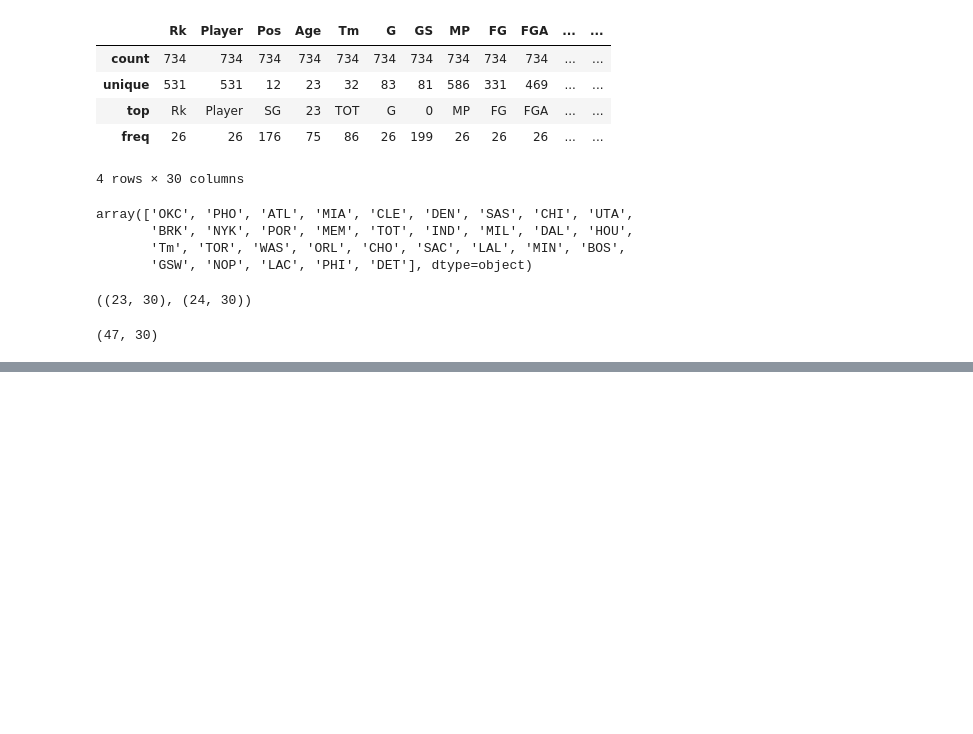
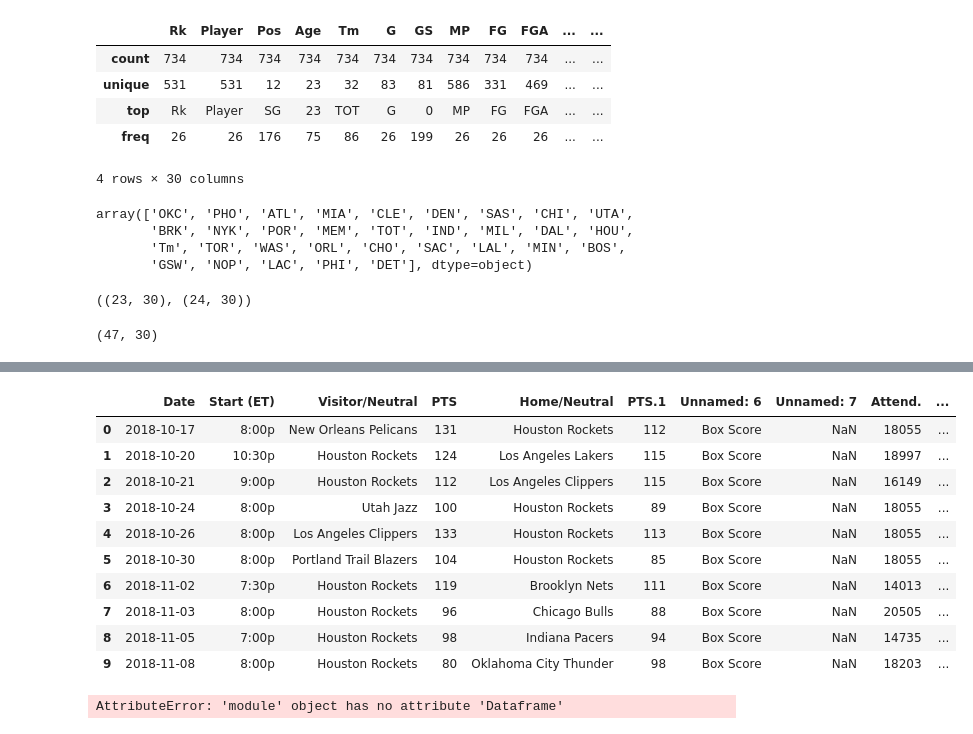
Before and after one commit to castrojoshua18/dsc106_final, a Jupyter notebook: data_processing.ipynb, the cells around one changed output, grey strips where cells are left out. Saved outputs shown, nothing was run; the diff lists cells and outputs as text; code cells hidden in the pictures; blank space fills up the shorter version.

```diff
--- a/data_processing.ipynb
+++ b/data_processing.ipynb
@@ -89,3 +87,8 @@ regular_season.head()
 | 2 | 2018-10-17 | 7:00p | Milwaukee Bucks | 113 | Charlotte Hornets | 112 | Box Score | NaN | 17889 | ... |
 | 3 | 2018-10-17 | 7:00p | Brooklyn Nets | 100 | Detroit Pistons | 103 | Box Score | NaN | 20332 | ... |
 | 4 | 2018-10-17 | 7:00p | Memphis Grizzlies | 83 | Indiana Pacers | 111 | Box Score | NaN | 17923 | ... |
+# %%
+#find houston's games
+hou_home = regular_season.loc[regular_season['Home/Neutral'] == 'Houston Rockets']
+hou_vis = regular_season.loc[regular_season['Visitor/Neutral'] == 'Houston Rockets']
+hou = pd.concat([hou_home, hou_vis], axis=0, join='outer', ignore_index = True).sort_values('Date').reset_index(drop = True)
@@ -151,0 +133,25 @@ cleaned_wins.to_json('hou_mil_wins.json')
+# %%
+hou['outcome'] = hou.apply(winner, axis = 1)
+hou['outcome'] = (hou['outcome'] == 'Houston Rockets').astype(int)
+
+wins = pd.Series()
+curr_wins = 0
+for idx in hou.index.tolist():
+    curr_outcome = hou.iloc[idx]['outcome']
+    curr_wins+=curr_outcome
+    wins.set_value(idx, curr_wins)
+
+hou['win_ct'] = wins
+hou.head(10)
+# %% [output]
+|  | Date | Start (ET) | Visitor/Neutral | PTS | Home/Neutral | PTS.1 | Unnamed: 6 | Unnamed: 7 | Attend. | ... |
+| 0 | 2018-10-17 | 8:00p | New Orleans Pelicans | 131 | Houston Rockets | 112 | Box Score | NaN | 18055 | ... |
+| 1 | 2018-10-20 | 10:30p | Houston Rockets | 124 | Los Angeles Lakers | 115 | Box Score | NaN | 18997 | ... |
+| 2 | 2018-10-21 | 9:00p | Houston Rockets | 112 | Los Angeles Clippers | 115 | Box Score | NaN | 16149 | ... |
+| 3 | 2018-10-24 | 8:00p | Utah Jazz | 100 | Houston Rockets | 89 | Box Score | NaN | 18055 | ... |
+| 4 | 2018-10-26 | 8:00p | Los Angeles Clippers | 133 | Houston Rockets | 113 | Box Score | NaN | 18055 | ... |
+| 5 | 2018-10-30 | 8:00p | Portland Trail Blazers | 104 | Houston Rockets | 85 | Box Score | NaN | 18055 | ... |
+| 6 | 2018-11-02 | 7:30p | Houston Rockets | 119 | Brooklyn Nets | 111 | Box Score | NaN | 14013 | ... |
+| 7 | 2018-11-03 | 8:00p | Houston Rockets | 96 | Chicago Bulls | 88 | Box Score | NaN | 20505 | ... |
+| 8 | 2018-11-05 | 7:00p | Houston Rockets | 98 | Indiana Pacers | 94 | Box Score | NaN | 14735 | ... |
+| 9 | 2018-11-08 | 8:00p | Houston Rockets | 80 | Oklahoma City Thunder | 98 | Box Score | NaN | 18203 | ... |
@@ -151,0 +160,8 @@ cleaned_wins.to_json('hou_mil_wins.json')
+# %%
+hou_data = {'data': hou.win_ct.values.tolist()}
+mil_data = {'data': mil.win_ct.values.tolist()}
+data = pd.Series([mil_data, hou_data])
+teams = pd.Series(['Milwaukee Bucks', 'Houston Rockets'])
+to_json = pd.Dataframe({'team': teams, 'data': data})
+# %% [output]
+AttributeError: 'module' object has no attribute 'Dataframe'
```
Also changed, not shown: parts of 7 cells of this notebook, 3 other files.
